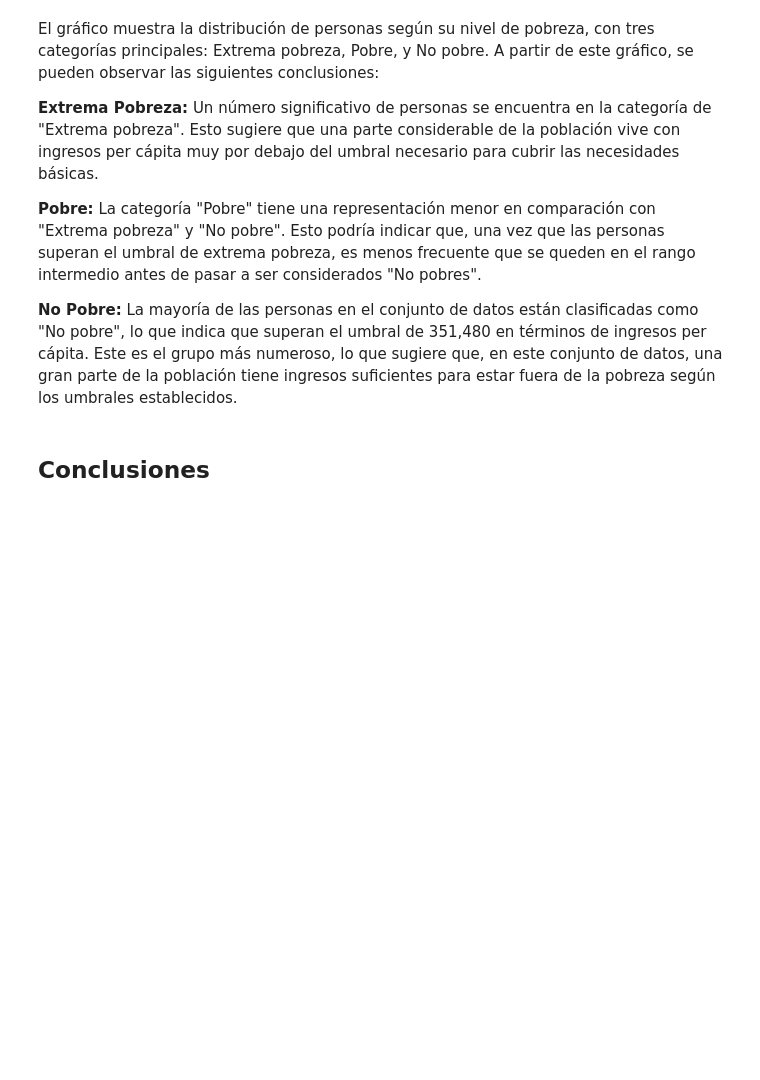
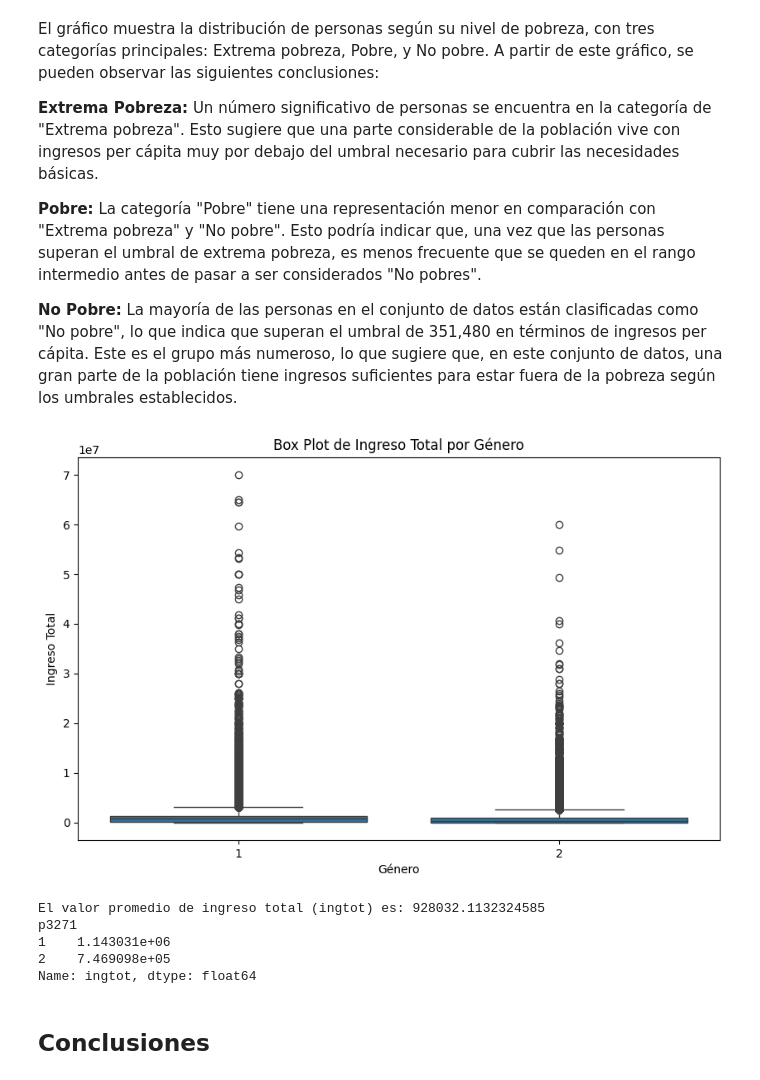
Before and after one commit to camilaleniss/miad-g8-project, a Jupyter notebook: Entrega_1_Exploracion_datos.ipynb, the cells around one changed output. Cells and saved outputs as stored; diff of their text form; code cells hidden in the pictures; blank space fills up the shorter version.

```diff
--- a/Entrega_1_Exploracion_datos.ipynb
+++ b/Entrega_1_Exploracion_datos.ipynb
@@ -341,5 +341,38 @@ La categoría "Pobre" tiene una representación menor en comparación con "Extre
 
 **No Pobre:**
 La mayoría de las personas en el conjunto de datos están clasificadas como "No pobre", lo que indica que superan el umbral de 351,480 en términos de ingresos per cápita. Este es el grupo más numeroso, lo que sugiere que, en este conjunto de datos, una gran parte de la población tiene ingresos suficientes para estar fuera de la pobreza según los umbrales establecidos.
+# %%
+import pandas as pd
+import seaborn as sns
+import matplotlib.pyplot as plt
+# Cargar el dataset (si no lo has hecho ya)
+# personas_data = pd.read_csv('ruta_a_tu_archivo.csv')  # Descomentar si necesitas cargar el dataset desde un archivo CSV
+# Crear el box plot
+plt.figure(figsize=(10, 6))  # Ajustar el tamaño de la figura si es necesario
+sns.boxplot(x='p3271', y='ingtot', data=personas_data)
+# Etiquetas y título
+plt.xlabel('Género')
+plt.ylabel('Ingreso Total')
+plt.title('Box Plot de Ingreso Total por Género')
+# Mostrar el gráfico
+plt.show()
+
+promedio_ingtot = personas_data['ingtot'].mean()
+
+# Mostrar el resultado
+print(f"El valor promedio de ingreso total (ingtot) es: {promedio_ingtot}")
+
+# Agrupar por género y calcular el promedio del ingreso total
+promedio_por_genero = personas_data.groupby('p3271')['ingtot'].mean()
+
+# Mostrar el resultado
+print(promedio_por_genero)
+# %% [output]
+[figure, added]
+El valor promedio de ingreso total (ingtot) es: 928032.1132324585
+p3271
+1    1.143031e+06
+2    7.469098e+05
+Name: ingtot, dtype: float64
 # %% [markdown]
 ## Conclusiones
```
Also changed, not shown: parts of 1 cell of this notebook.
